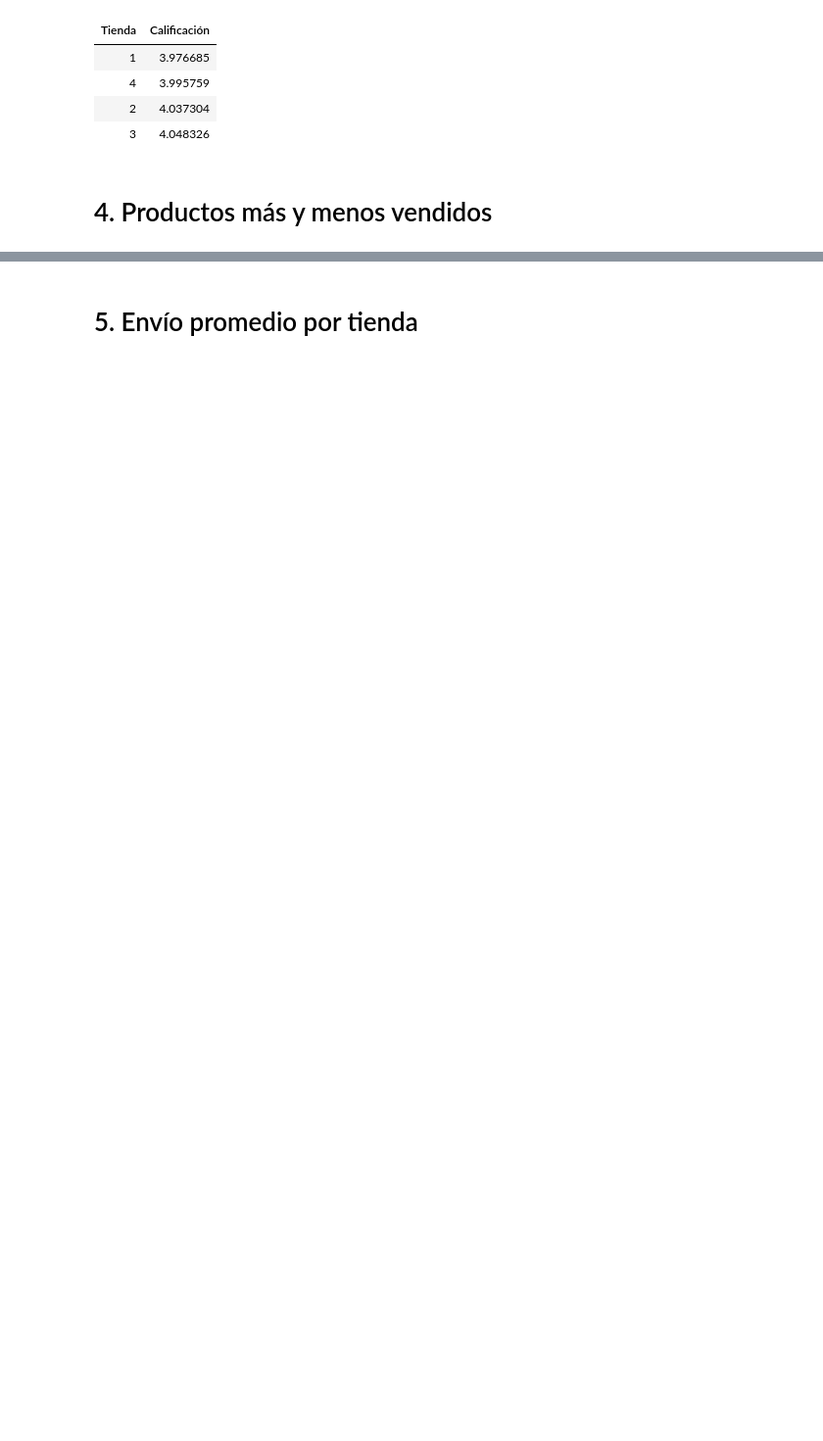
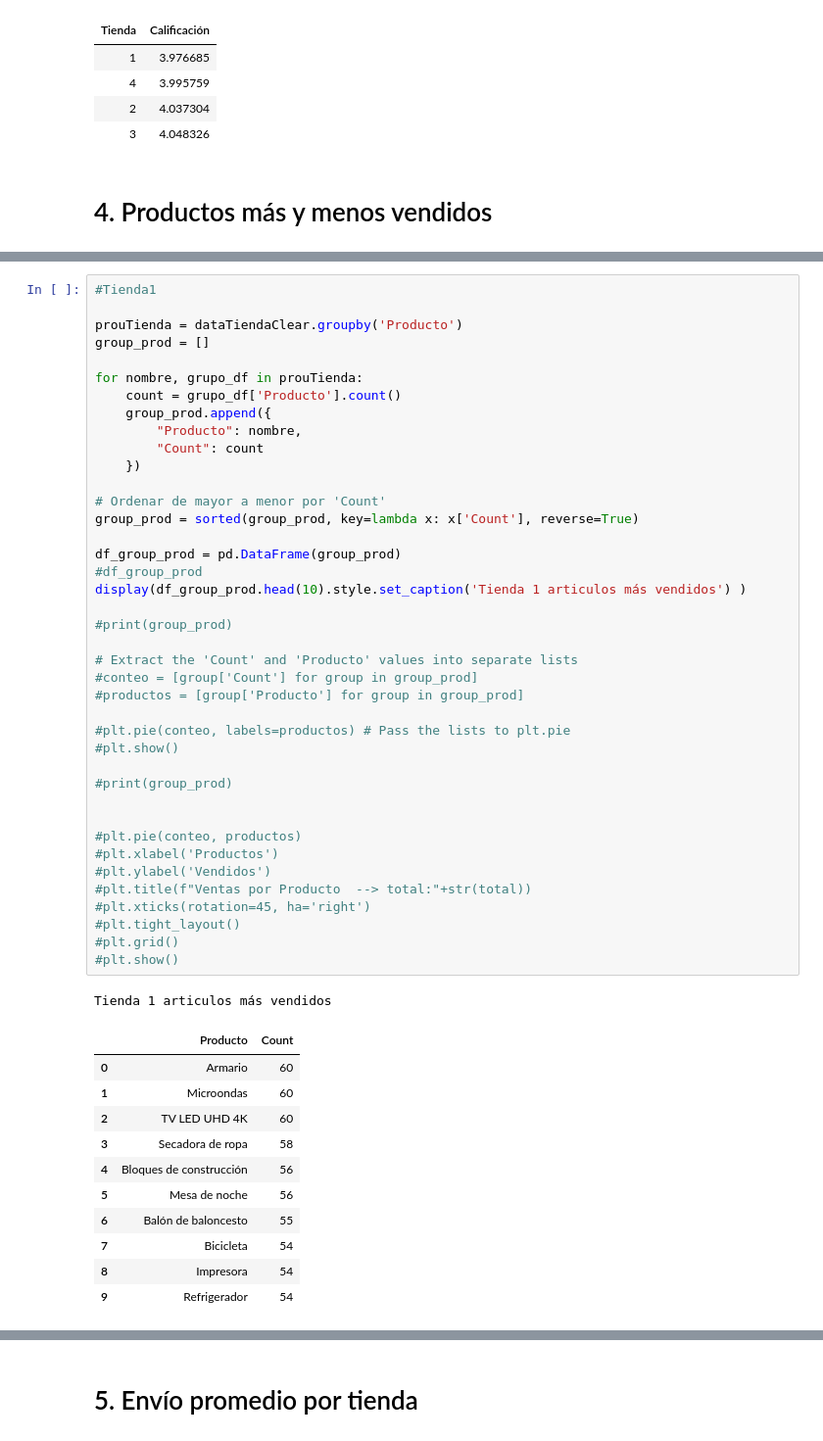
Before and after one commit to educhile1/challenge_datascience1-ONE, a Jupyter notebook: AluraStoreLatam.ipynb, the cells around one changed output, grey strips where cells are left out. Shown at 98% size. Cells and saved outputs as stored; diff of their text form; blank space fills up the shorter version.

```diff
--- a/AluraStoreLatam.ipynb
+++ b/AluraStoreLatam.ipynb
@@ -222,0 +217,53 @@ print(prouTienda)
+# %%
+#Tienda1
+
+prouTienda = dataTiendaClear.groupby('Producto')
+group_prod = []
+
+for nombre, grupo_df in prouTienda:
+    count = grupo_df['Producto'].count()
+    group_prod.append({
+        "Producto": nombre,
+        "Count": count
+    })
+
+# Ordenar de mayor a menor por 'Count'
+group_prod = sorted(group_prod, key=lambda x: x['Count'], reverse=True)
+
+df_group_prod = pd.DataFrame(group_prod)
+#df_group_prod
+display(df_group_prod.head(10).style.set_caption('Tienda 1 articulos más vendidos') )
+
+#print(group_prod)
+
+# Extract the 'Count' and 'Producto' values into separate lists
+#conteo = [group['Count'] for group in group_prod]
+#productos = [group['Producto'] for group in group_prod]
+
+#plt.pie(conteo, labels=productos) # Pass the lists to plt.pie
+#plt.show()
+
+#print(group_prod)
+
+
+#plt.pie(conteo, productos)
+#plt.xlabel('Productos')
+#plt.ylabel('Vendidos')
+#plt.title(f"Ventas por Producto  --> total:"+str(total))
+#plt.xticks(rotation=45, ha='right')
+#plt.tight_layout()
+#plt.grid()
+#plt.show()
+# %% [output]
+Tienda 1 articulos más vendidos
+|  | Producto | Count |
+| 0 | Armario | 60 |
+| 1 | Microondas | 60 |
+| 2 | TV LED UHD 4K | 60 |
+| 3 | Secadora de ropa | 58 |
+| 4 | Bloques de construcción | 56 |
+| 5 | Mesa de noche | 56 |
+| 6 | Balón de baloncesto | 55 |
+| 7 | Bicicleta | 54 |
+| 8 | Impresora | 54 |
+| 9 | Refrigerador | 54 |
```
Also changed, not shown: parts of 4 cells of this notebook.
